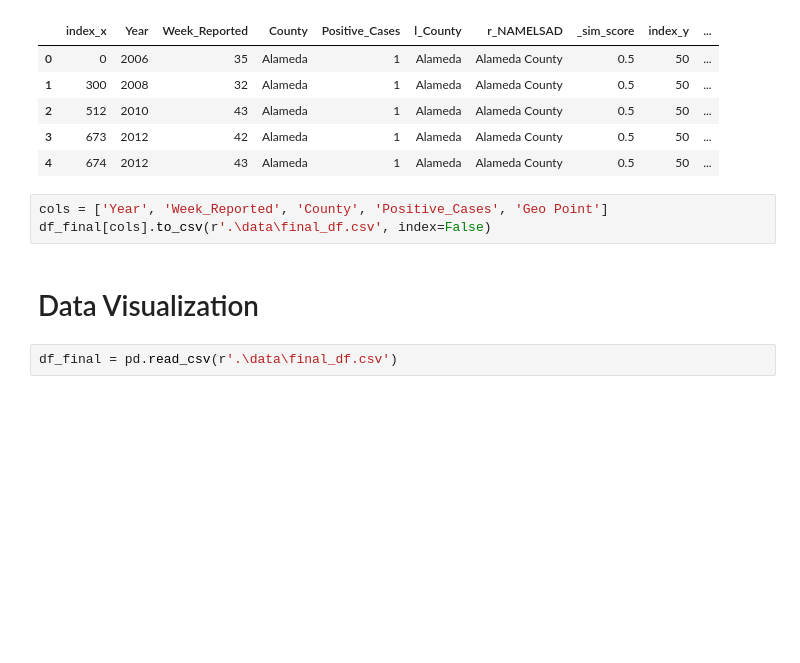
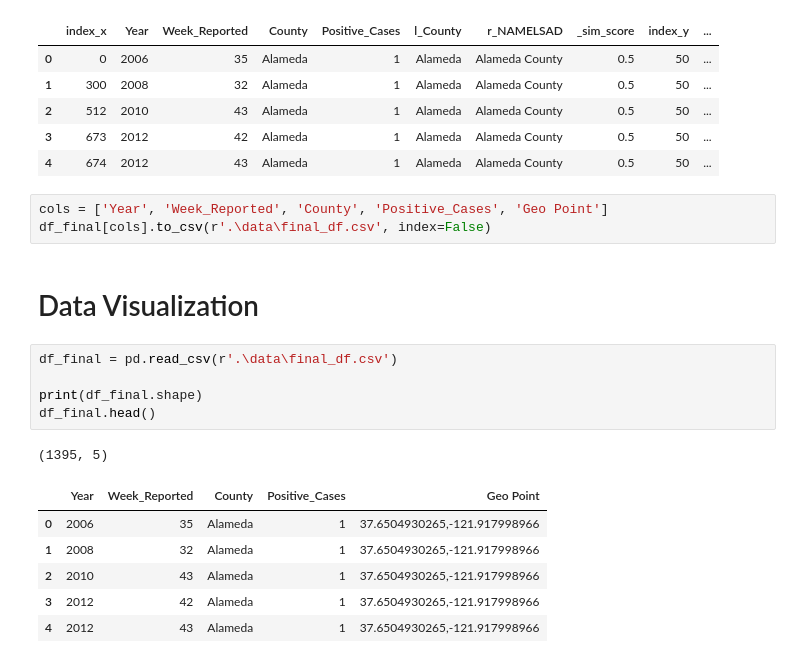
Before and after one commit to raulgiovannymartinez/Data-Visualization-DSE241, a Jupyter notebook: Exercise 7/Folium Python Exploration.ipynb, the cells around one changed output. Drawn from its saved outputs; the diff is of its cells as text; blank space fills up the shorter version.

```diff
--- a/Exercise 7/Folium Python Exploration.ipynb
+++ b/Exercise 7/Folium Python Exploration.ipynb
@@ -150,3 +125,14 @@ df_final[cols].to_csv(r'.\data\final_df.csv', index=False)
 # Data Visualization
 # %%
 df_final = pd.read_csv(r'.\data\final_df.csv')
+
+print(df_final.shape)
+df_final.head()
+# %% [output]
+(1395, 5)
+|  | Year | Week_Reported | County | Positive_Cases | Geo Point |
+| 0 | 2006 | 35 | Alameda | 1 | 37.6504930265,-121.917998966 |
+| 1 | 2008 | 32 | Alameda | 1 | 37.6504930265,-121.917998966 |
+| 2 | 2010 | 43 | Alameda | 1 | 37.6504930265,-121.917998966 |
+| 3 | 2012 | 42 | Alameda | 1 | 37.6504930265,-121.917998966 |
+| 4 | 2012 | 43 | Alameda | 1 | 37.6504930265,-121.917998966 |
```
Also changed, not shown: parts of 28 cells of this notebook, 3 other files.
